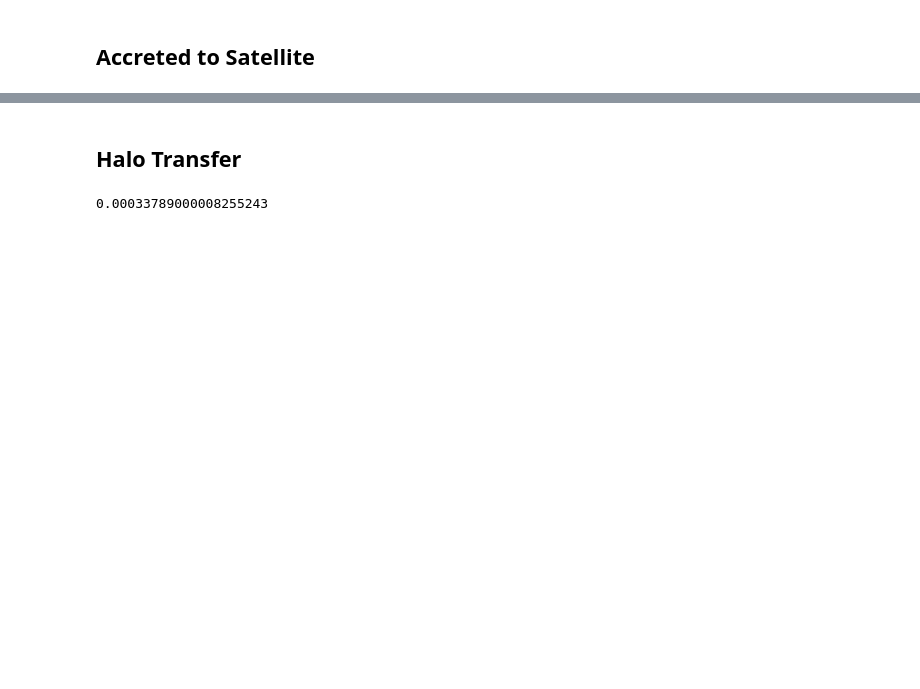
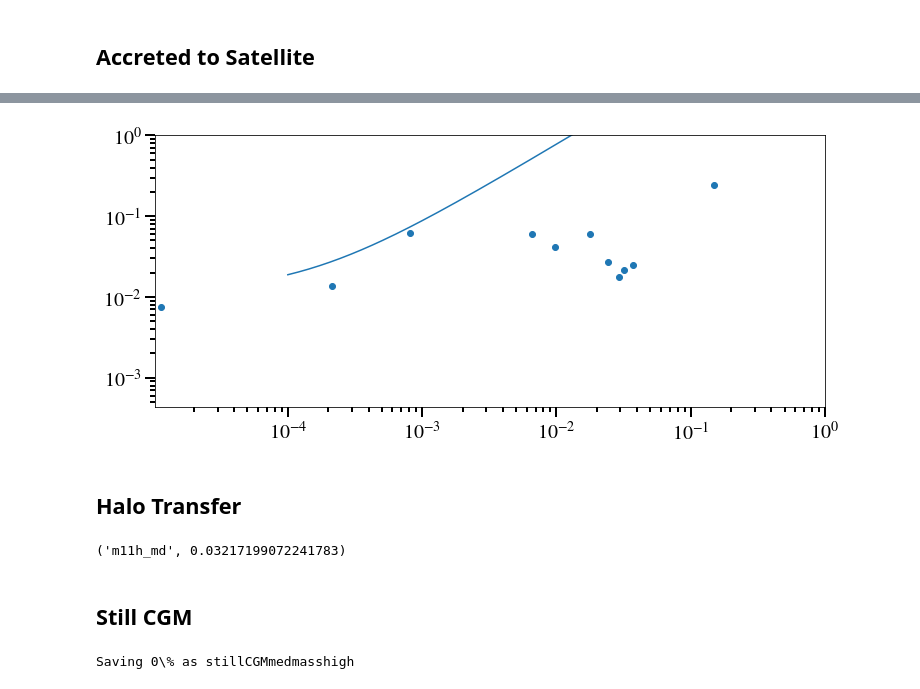
Before and after one commit to zhafen/CGM_fate_analysis, a Jupyter notebook: multi_sim_analysis/halo_mass_trends.ipynb, the cells around one changed output, grey strips where cells are left out. Saved outputs shown, nothing was run; the diff lists cells and outputs as text; code cells hidden in the pictures; blank space fills up the shorter version.

```diff
--- a/multi_sim_analysis/halo_mass_trends.ipynb
+++ b/multi_sim_analysis/halo_mass_trends.ipynb
@@ -812,6 +979,60 @@ Saving 25\% as accsatmaxmasslow
+# %%
+fig = plt.figure( figsize=(12,5), facecolor='w' )
+ax = plt.gca()
+
+ax.scatter(
+    CGM_mass_fractions['fate']['is_CGM_satellite_ISM'].array(),
+    CGM_mass_fractions['fate']['is_CGM_accreted_to_satellite'].array(),
+)
+
+# Line
+sat_masses = np.logspace( -4., 1., 256 )
+possible_slope = np.nanmedian(
+    (
+        CGM_mass_fractions['fate']['is_CGM_accreted_to_satellite'] /
+        CGM_mass_fractions['fate']['is_CGM_satellite_ISM']
+    ).array()
+)
+acc_sat_masses = (
+    possible_slope * (
+        sat_masses - np.median( CGM_mass_fractions['fate']['is_CGM_satellite_ISM'].array() )
+    ) +
+    np.median( CGM_mass_fractions['fate']['is_CGM_accreted_to_satellite'].array() )
+)
+
+ax.plot(
+    sat_masses,
+    acc_sat_masses
+)
+
+ax.set_xscale( 'log' )
+ax.set_yscale( 'log' )
+
+arr = CGM_mass_fractions['fate']['is_CGM_satellite_ISM'].array()
+x_min = np.nanmin( arr[arr>0.] )*0.9
+arr = CGM_mass_fractions['fate']['is_CGM_accreted_to_satellite'].array()
+y_min = np.nanmin( arr[arr>0.] )*0.9
+
+ax.set_xlim( x_min, 1., )
+ax.set_ylim( y_min, 1., )
+
+fig
+# %% [output]
+[figure, added]
 # %% [markdown]
 ## Halo Transfer
-# %%
-np.median( CGM_mass_fractions['fate']['is_CGM_halo_transfer'].array() )
-# %% [output]
-0.00033789000008255243
+# %%
+CGM_mass_fractions['fate']['is_CGM_halo_transfer'].keymax()
+# %% [output]
+('m11h_md', 0.03217199072241783)
+# %% [markdown]
+## Still CGM
+# %%
+p = CGM_mass_fractions['fate']['is_CGM_still'].nanpercentile( 16 )
+
+tex_file.save_variable(
+    'stillCGMmed{}'.format( tex_tag ),
+    py2tex.to_tex_percentage( p, 10, nearest_base=True )
+)
+# %% [output]
+Saving 0\% as stillCGMmedmasshigh
```
Also changed, not shown: parts of 31 cells of this notebook, 4 other files.
